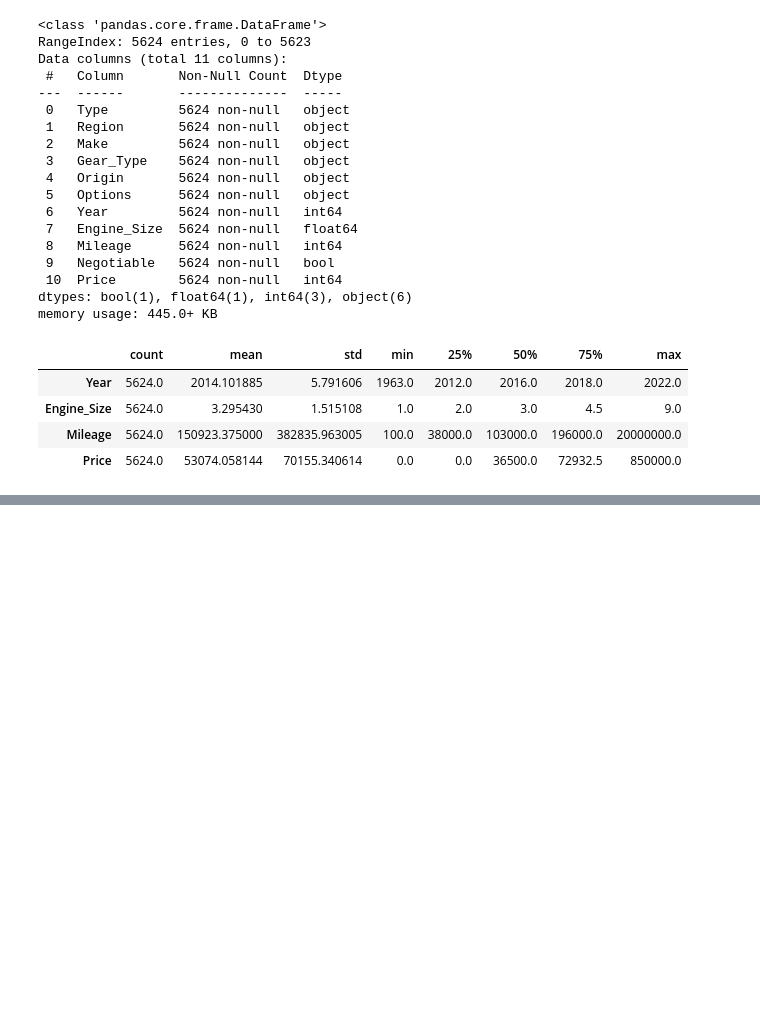
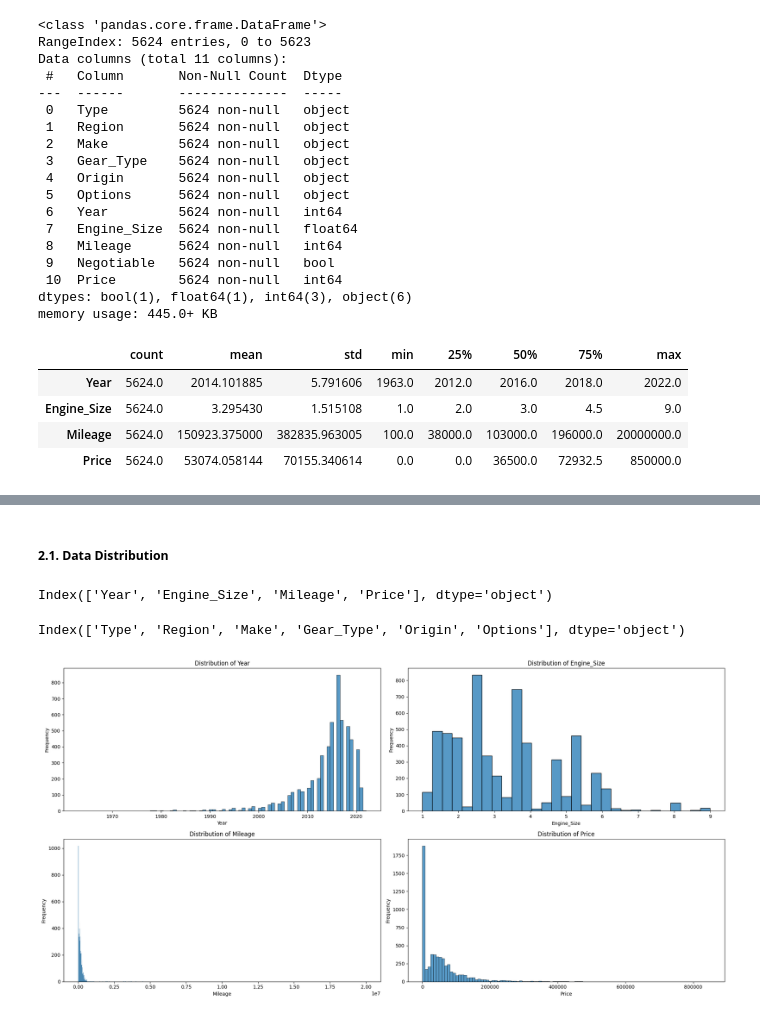
Before and after one commit to fiqrioemry/used_car_regression, a Jupyter notebook: used_car_prediction.ipynb, the cells around one changed output, grey strips where cells are left out. Drawn from its saved outputs; the diff is of its cells as text; code cells hidden in the pictures; blank space fills up the shorter version.

```diff
--- a/used_car_prediction.ipynb
+++ b/used_car_prediction.ipynb
@@ -69,0 +85,28 @@ df.describe(include='object').T
+# %% [markdown]
+##### **2.1. Data Distribution**
+# %%
+numerical_cols = df.select_dtypes('number').columns
+
+numerical_cols
+# %% [output]
+Index(['Year', 'Engine_Size', 'Mileage', 'Price'], dtype='object')
+# %%
+categorical_cols = df.select_dtypes('object').columns
+
+categorical_cols
+# %% [output]
+Index(['Type', 'Region', 'Make', 'Gear_Type', 'Origin', 'Options'], dtype='object')
+# %%
+plt.figure(figsize=(20,10))
+
+for index, col in enumerate(numerical_cols, 1) :
+    plt.subplot(2, 2, index)
+    sns.histplot(df[col])
+    plt.title(f'Distribution of {col}')
+    plt.xlabel(f'{col}')
+    plt.ylabel('Frequency')
+
+plt.tight_layout()
+plt.show()
+# %% [output]
+[figure, added]
```
Also changed, not shown: parts of 3 cells of this notebook.
